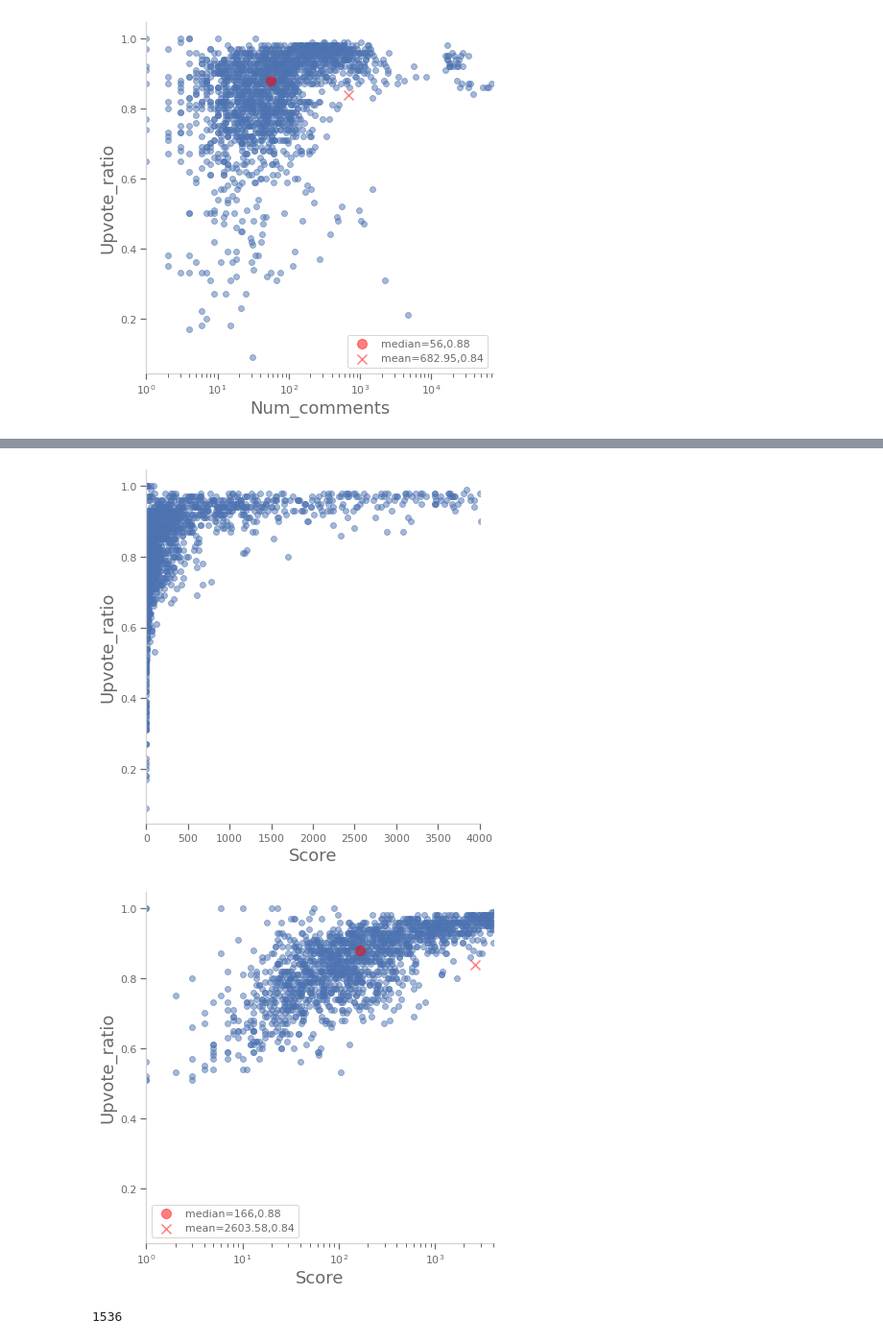
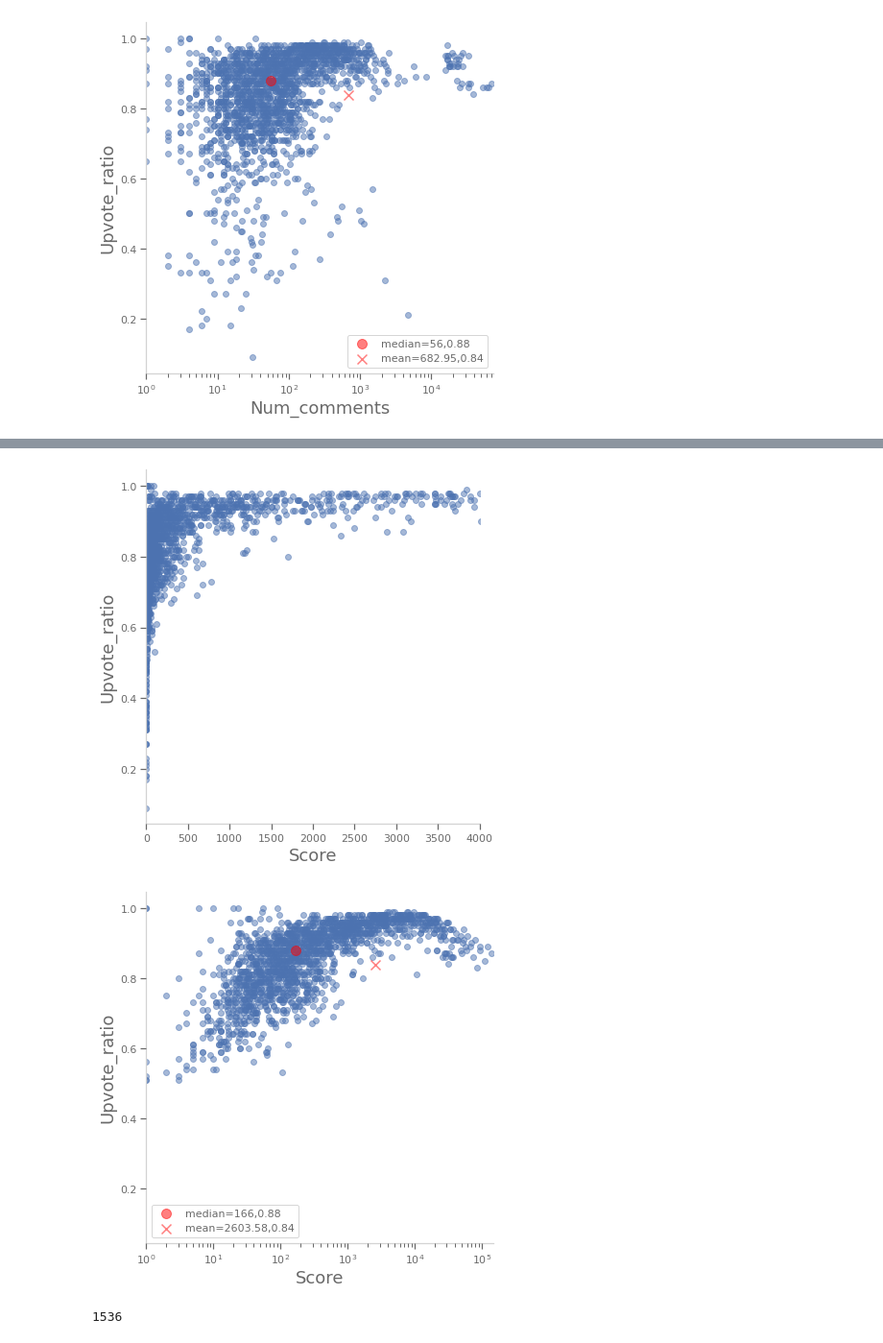
Before and after one commit to AndrewSamaha/WSBAnalysis, a Jupyter notebook: readme-testing.ipynb, the cells around one changed output, grey strips where cells are left out. Shown: that part at 96% size. Drawn from its saved outputs; the diff is of its cells as text; code cells hidden in the pictures.

```diff
--- a/readme-testing.ipynb
+++ b/readme-testing.ipynb
@@ -685,11 +685,11 @@ fig_field_by_field('num_comments','upvote_ratio',logx=True,xmin=1,median=True,me
 # %%
 fig_field_by_field('score','upvote_ratio')
 fig_field_by_field('score','upvote_ratio',xmax=4_000,xmin=0)
-fig_field_by_field('score','upvote_ratio',xmax=4_000,xmin=1,logx=True,mean=True,median=True)
+fig_field_by_field('score','upvote_ratio',xmin=1,logx=True,mean=True,median=True)
 # %% [output]
 [figure]
 [figure]
-[figure, old version]
+[figure, new version]
 # %%
 def count(query):
     return wsbs.count_documents(query)
```
Also changed, not shown: 1 other file.
